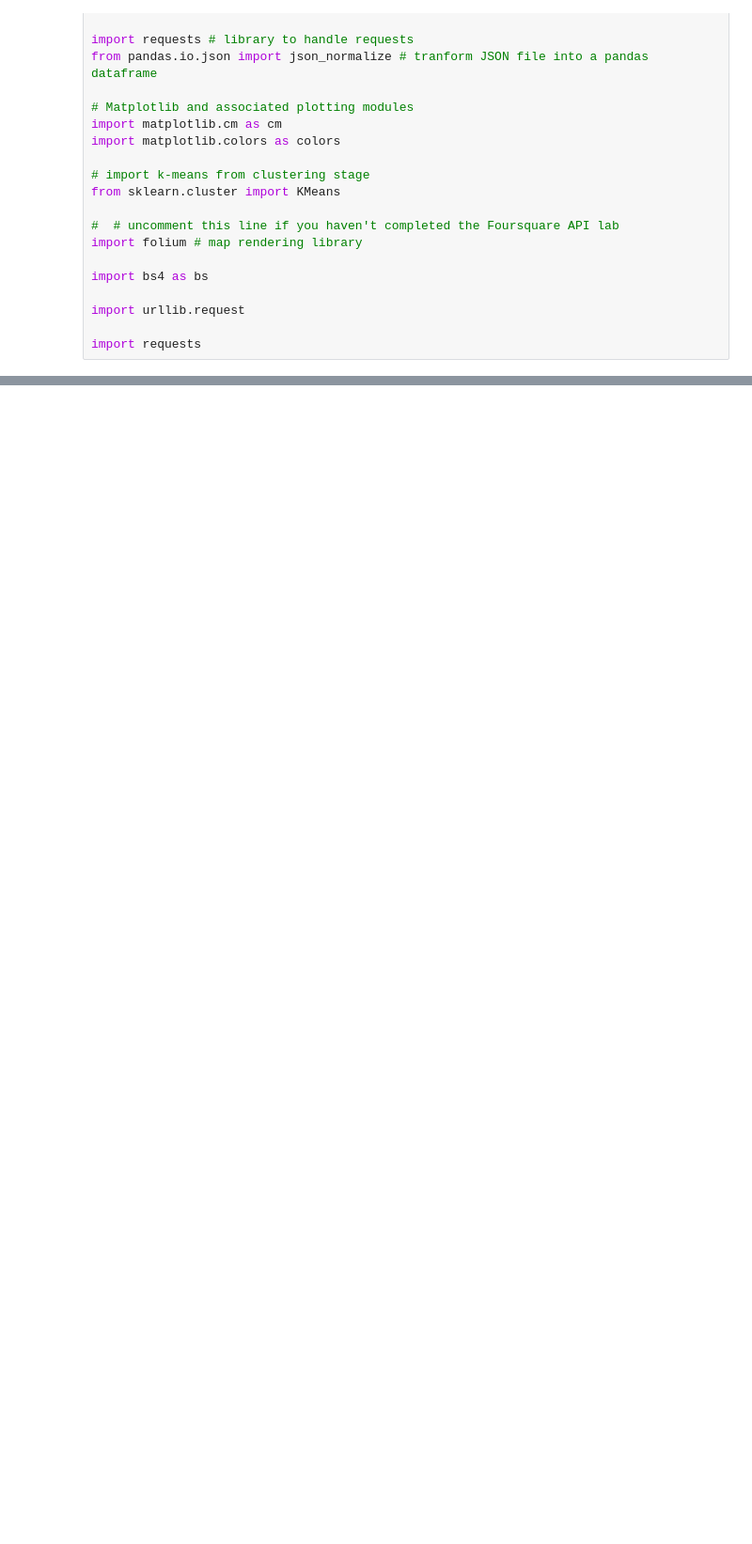
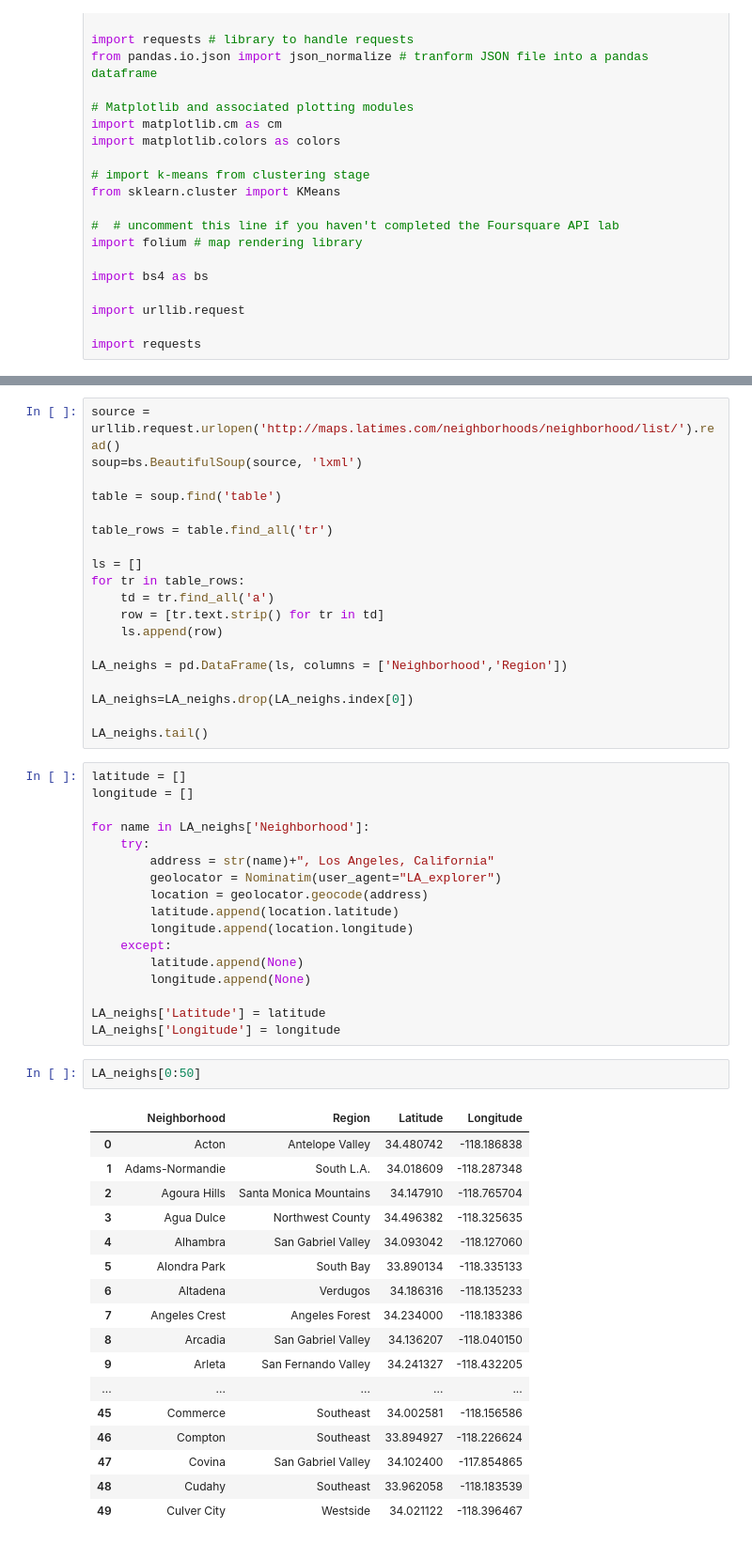
Before and after one commit to jimmy-io/Coursera_Capstone, a Jupyter notebook: Capstone v0.3.ipynb, the cells around one changed output, grey strips where cells are left out. Shown: that part at 94% size. Saved outputs shown, nothing was run; the diff lists cells and outputs as text; blank space fills up the shorter version.

```diff
--- a/Capstone v0.3.ipynb
+++ b/Capstone v0.3.ipynb
@@ -34,0 +55,56 @@ import requests
+# %%
+source = urllib.request.urlopen('http://maps.latimes.com/neighborhoods/neighborhood/list/').read()
+soup=bs.BeautifulSoup(source, 'lxml')
+
+table = soup.find('table')
+
+table_rows = table.find_all('tr')
+
+ls = []
+for tr in table_rows:
+    td = tr.find_all('a')
+    row = [tr.text.strip() for tr in td]
+    ls.append(row)
+
+LA_neighs = pd.DataFrame(ls, columns = ['Neighborhood','Region'])
+
+LA_neighs=LA_neighs.drop(LA_neighs.index[0])
+
+LA_neighs.tail()
+# %%
+latitude = []
+longitude = []
+
+for name in LA_neighs['Neighborhood']:
+    try:
+        address = str(name)+", Los Angeles, California"
+        geolocator = Nominatim(user_agent="LA_explorer")
+        location = geolocator.geocode(address)
+        latitude.append(location.latitude)
+        longitude.append(location.longitude)
+    except:
+        latitude.append(None)
+        longitude.append(None)
+
+LA_neighs['Latitude'] = latitude
+LA_neighs['Longitude'] = longitude
+# %%
+LA_neighs[0:50]
+# %% [output]
+|  | Neighborhood | Region | Latitude | Longitude |
+| 0 | Acton | Antelope Valley | 34.480742 | -118.186838 |
+| 1 | Adams-Normandie | South L.A. | 34.018609 | -118.287348 |
+| 2 | Agoura Hills | Santa Monica Mountains | 34.147910 | -118.765704 |
+| 3 | Agua Dulce | Northwest County | 34.496382 | -118.325635 |
+| 4 | Alhambra | San Gabriel Valley | 34.093042 | -118.127060 |
+| 5 | Alondra Park | South Bay | 33.890134 | -118.335133 |
+| 6 | Altadena | Verdugos | 34.186316 | -118.135233 |
+| 7 | Angeles Crest | Angeles Forest | 34.234000 | -118.183386 |
+| 8 | Arcadia | San Gabriel Valley | 34.136207 | -118.040150 |
+| 9 | Arleta | San Fernando Valley | 34.241327 | -118.432205 |
+| ... | ... | ... | ... | ... |
+| 45 | Commerce | Southeast | 34.002581 | -118.156586 |
+| 46 | Compton | Southeast | 33.894927 | -118.226624 |
+| 47 | Covina | San Gabriel Valley | 34.102400 | -117.854865 |
+| 48 | Cudahy | Southeast | 33.962058 | -118.183539 |
+| 49 | Culver City | Westside | 34.021122 | -118.396467 |
```
Also changed, not shown: parts of 13 cells of this notebook.
